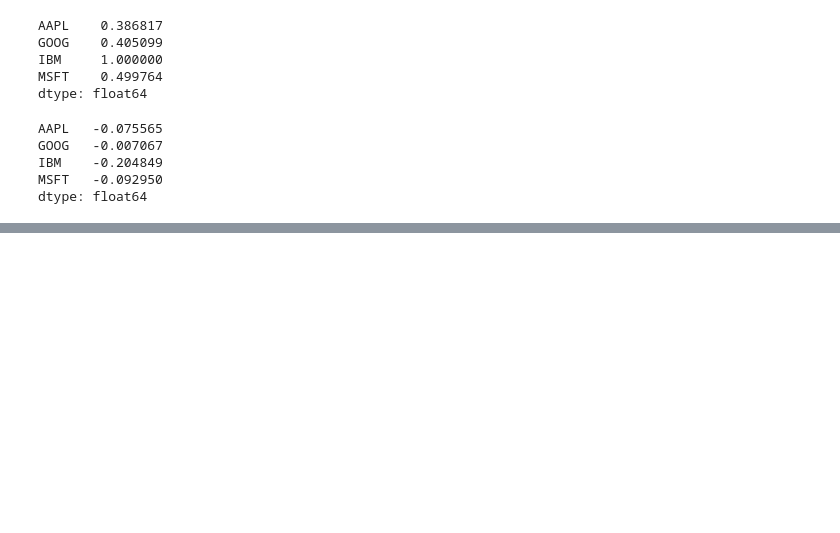
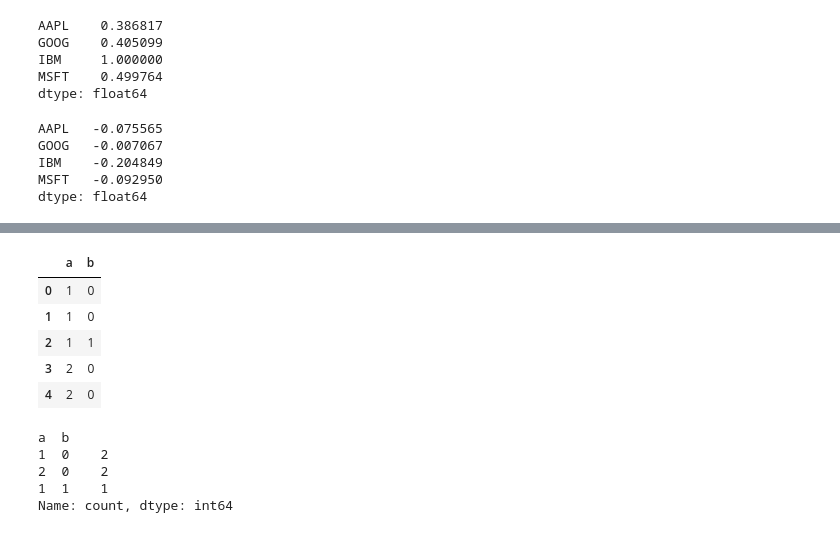
Before and after one commit to MottuqeBrid/learn-DA, a Jupyter notebook: 4 pandas.ipynb, the cells around one changed output, grey strips where cells are left out. Cells and saved outputs as stored; diff of their text form; code cells hidden in the pictures; blank space fills up the shorter version.

```diff
--- a/4 pandas.ipynb
+++ b/4 pandas.ipynb
@@ -1249,0 +1347,18 @@ dtype: float64
+# %%
+data = pd.DataFrame({"a": [1, 1, 1, 2, 2], "b": [0, 0, 1, 0, 0]})
+data
+# %% [output]
+|  | a | b |
+| 0 | 1 | 0 |
+| 1 | 1 | 0 |
+| 2 | 1 | 1 |
+| 3 | 2 | 0 |
+| 4 | 2 | 0 |
+# %%
+data.value_counts()
+# %% [output]
+a  b
+1  0    2
+2  0    2
+1  1    1
+Name: count, dtype: int64
```
Also changed, not shown: parts of 24 cells of this notebook.
